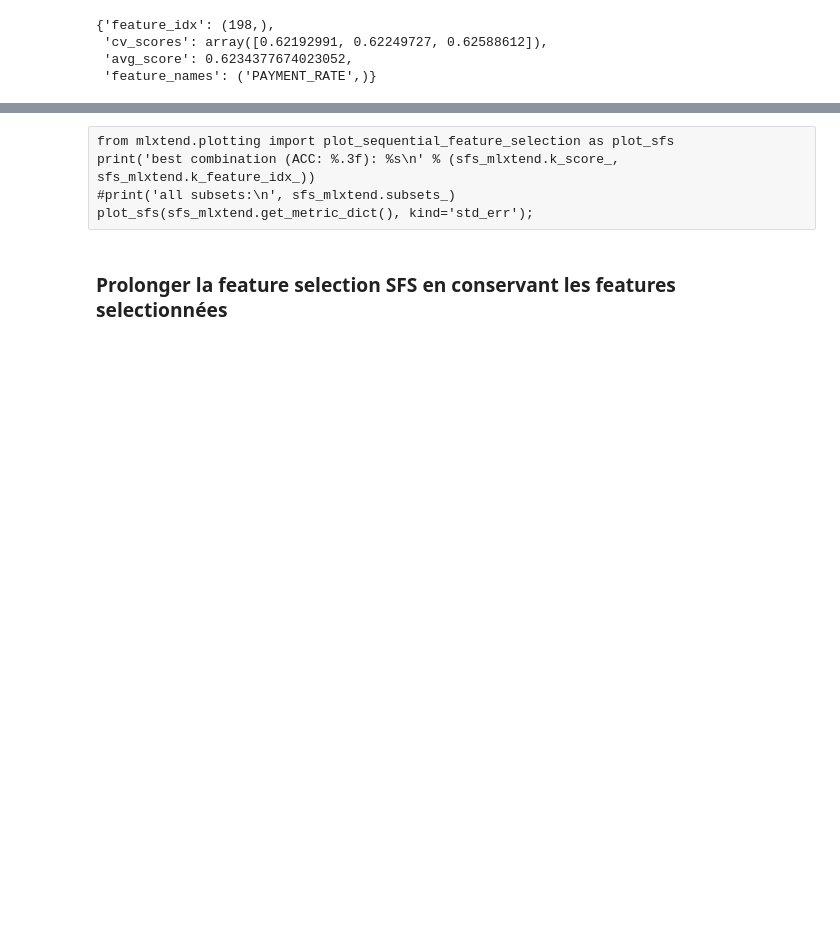
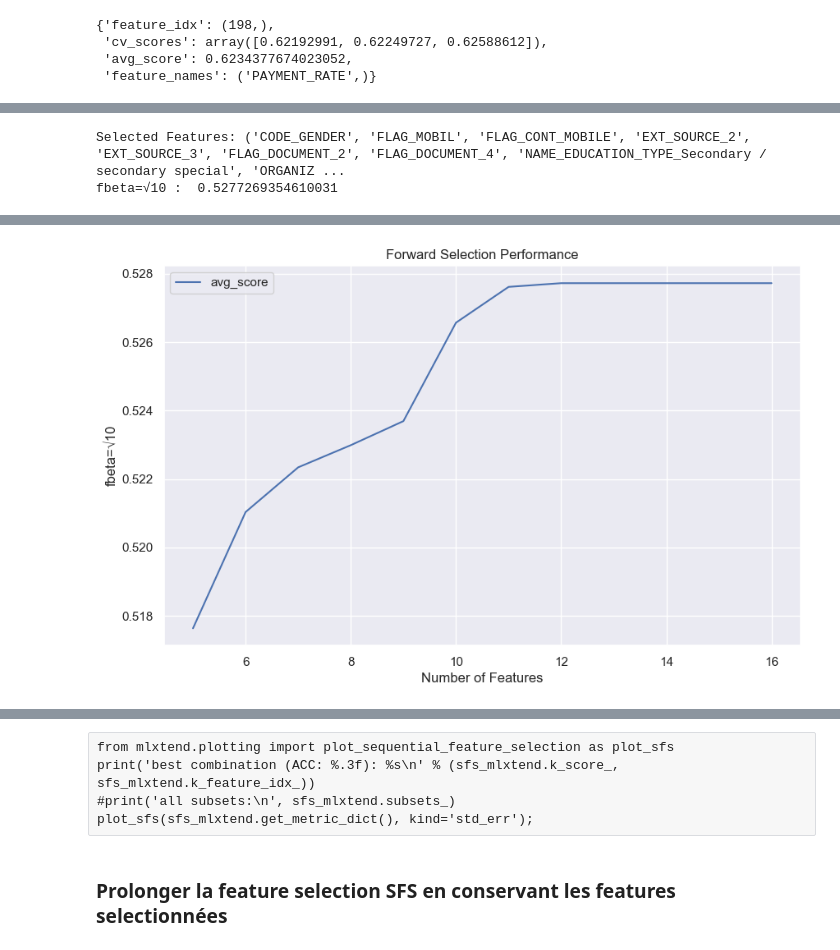
Before and after one commit to kevin-EK/OC-DS-P7-Implementez-un-modele-de-scoring, a Jupyter notebook: 1_FeatureSelection.ipynb, the cells around one changed output, grey strips where cells are left out. Saved outputs shown, nothing was run; the diff lists cells and outputs as text; code cells hidden in the pictures; blank space fills up the shorter version.

```diff
--- a/1_FeatureSelection.ipynb
+++ b/1_FeatureSelection.ipynb
@@ -1097,0 +1100,3 @@ sns.barplot(data=amelioration.reset_index(), x='delta_accuracy',y='index')
+# %%
+from sklearn.metrics import fbeta_score, make_scorer
+ftwo_scorer = make_scorer(fbeta_score, beta=np.sqrt(10))
@@ -1097,0 +1111,26 @@ sns.barplot(data=amelioration.reset_index(), x='delta_accuracy',y='index')
+# %%
+%%time
+from mlxtend.feature_selection import SequentialFeatureSelector as SFS
+sfs_mlxtendf1 = SFS(lightGBc,k_features=16,forward=True,
+                  floating=False,
+                  scoring=ftwo_scorer,fixed_features=(28,29,194,198,463),
+                  cv=3, verbose=2, n_jobs=-1)
+sfs_mlxtendf1.fit(pd.DataFrame(X_train_scaled,columns=imp.get_feature_names_out()), y_train)
+
+# Print the selected features
+print("Selected Features:", sfs_mlxtendf1.k_feature_names_)
+
+# Evaluate the performance of the selected features on the testing set
+scoref1 = sfs_mlxtendf1.k_score_
+print("fbeta=√10 : ", scoref1)
+
+# Plot the performance of the model with different feature subsets
+sfs_df_f1 = pd.DataFrame.from_dict(sfs_mlxtendf1.get_metric_dict()).T
+sfs_df_f1["avg_score"] = sfs_df_f1["avg_score"].astype(float)
+fig, ax = plt.subplots()
+sfs_df_f1.plot(kind="line", y="avg_score", ax=ax)
+ax.set_xlabel("Number of Features")
+ax.set_ylabel("fbeta=√10")
+ax.set_title("Forward Selection Performance")
+plt.show()
+# %% [output]
@@ -1097,0 +1154,2 @@ sns.barplot(data=amelioration.reset_index(), x='delta_accuracy',y='index')
+Selected Features: ('CODE_GENDER', 'FLAG_MOBIL', 'FLAG_CONT_MOBILE', 'EXT_SOURCE_2', 'EXT_SOURCE_3', 'FLAG_DOCUMENT_2', 'FLAG_DOCUMENT_4', 'NAME_EDUCATION_TYPE_Secondary / secondary special', 'ORGANIZ ...
+fbeta=√10 :  0.5277269354610031
@@ -1097,0 +1157 @@ sns.barplot(data=amelioration.reset_index(), x='delta_accuracy',y='index')
+[figure, added]
```
Also changed, not shown: parts of 69 cells of this notebook, 16 other files.
